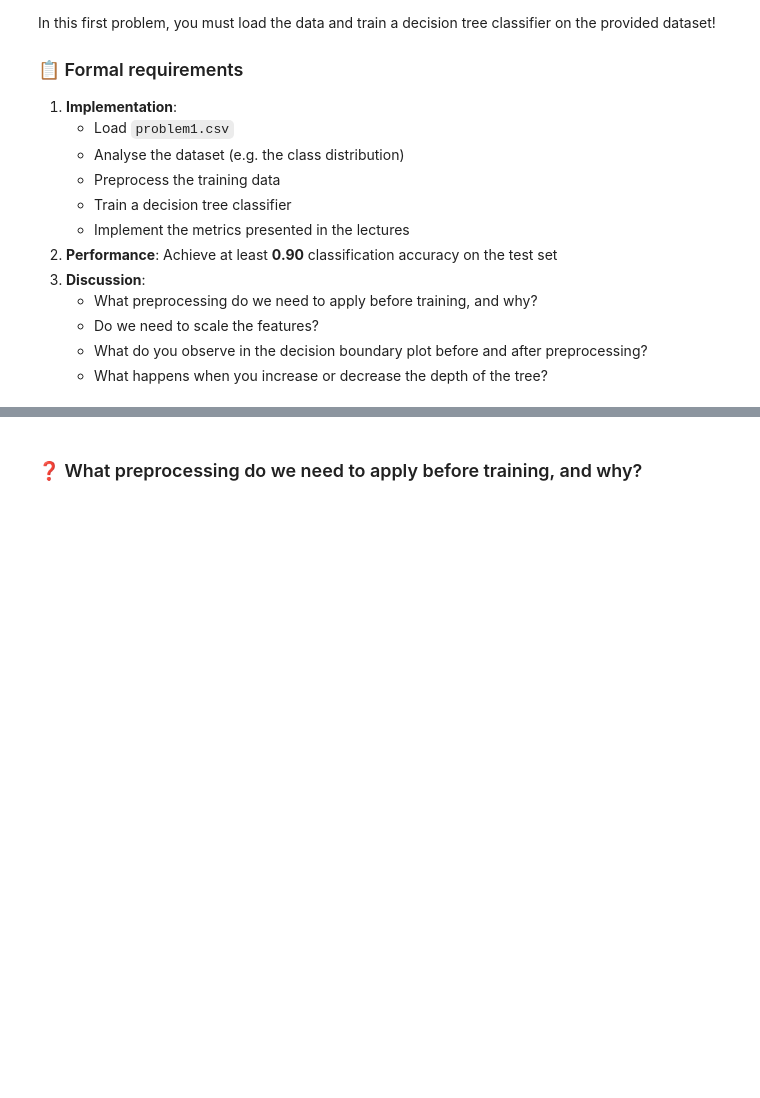
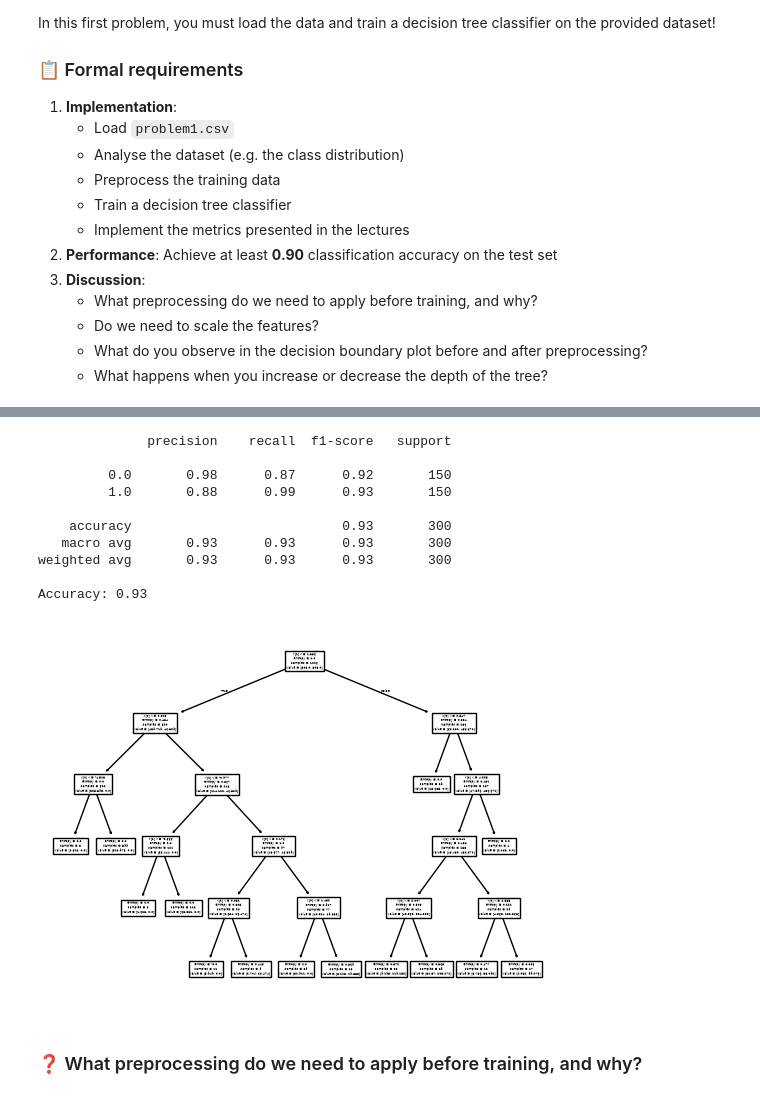
Before and after one commit to ffredz/Intro-ML-prosjekt-2, a Jupyter notebook: Problem2.ipynb, the cells around one changed output, grey strips where cells are left out. Cells and saved outputs as stored; diff of their text form; code cells hidden in the pictures; blank space fills up the shorter version.

```diff
--- a/Problem2.ipynb
+++ b/Problem2.ipynb
@@ -69,18 +110,37 @@ plt.show()
 # %%
 from sklearn.tree import DecisionTreeClassifier
 from sklearn.metrics import accuracy_score
-
+from sklearn import tree
+from sklearn.metrics import classification_report
 X_train = train[['x0', 'x1']]
 y_train = train['y']
 X_test = test[['x0', 'x1']]
 y_test = test['y']
 
+#X_res, y_res = SMOTE(random_state=42).fit_resample(X_train, y_train)
+
 # ====================================
 # YOUR CODE GOES HERE
 # ====================================
-
+clf = DecisionTreeClassifier(max_depth = 5,random_state=42,class_weight='balanced',criterion='entropy', min_samples_leaf=3)
+clf.fit(X_train, y_train)
+accuracy = accuracy_score(y_test, clf.predict(X_test))
+tree.plot_tree(clf)
+print(classification_report(y_test, clf.predict(X_test)))
 # ====================================
 print(f'Accuracy: {accuracy:.2f}')
+# %% [output]
+              precision    recall  f1-score   support
+
+         0.0       0.98      0.87      0.92       150
+         1.0       0.88      0.99      0.93       150
+
+    accuracy                           0.93       300
+   macro avg       0.93      0.93      0.93       300
+weighted avg       0.93      0.93      0.93       300
+
+Accuracy: 0.93
+[figure, added]
 # %%
 # ====================================
 # YOUR CODE GOES HERE: report FPR and TPR alongside other metrics you find relevant (hint: see the lecture notes).
```
Also changed, not shown: parts of 4 cells of this notebook.
